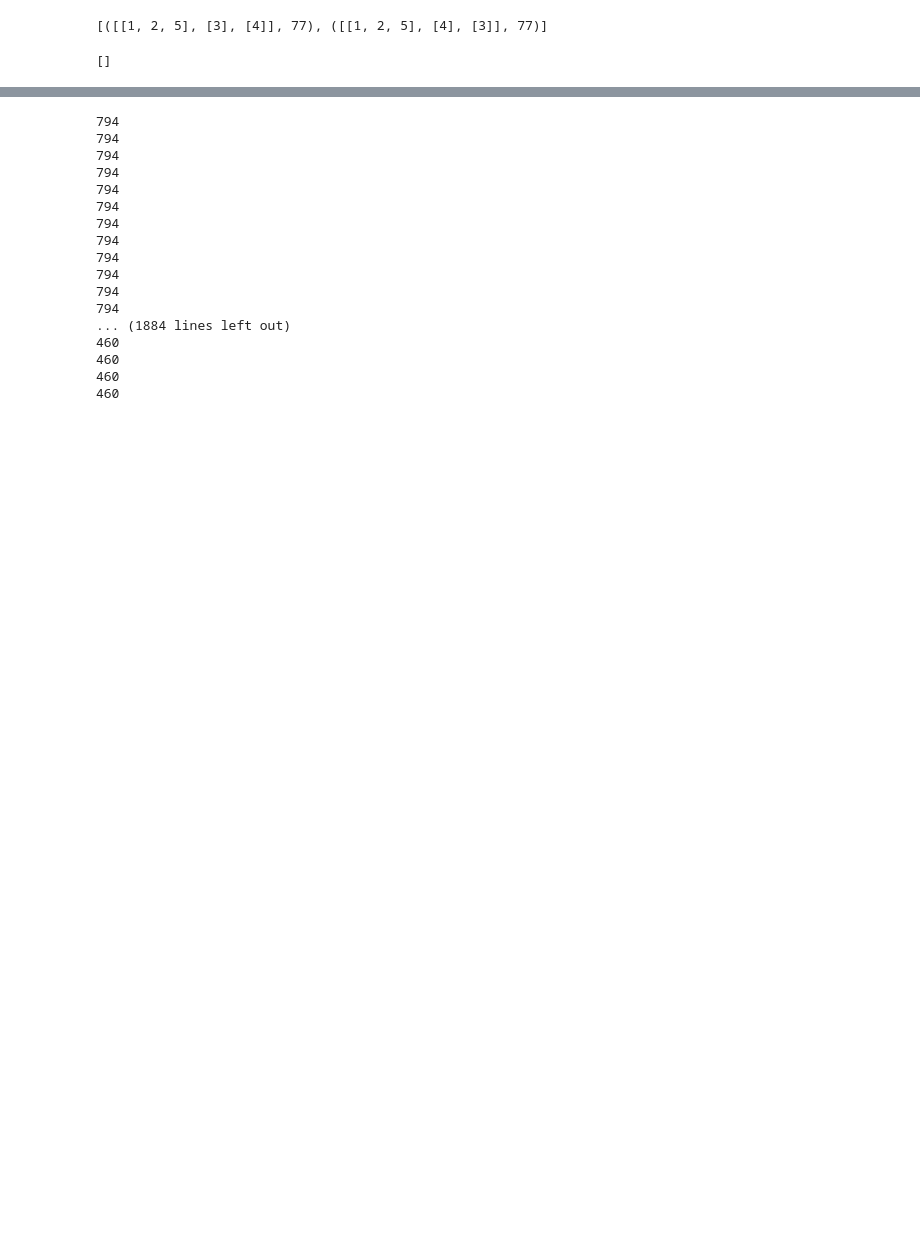
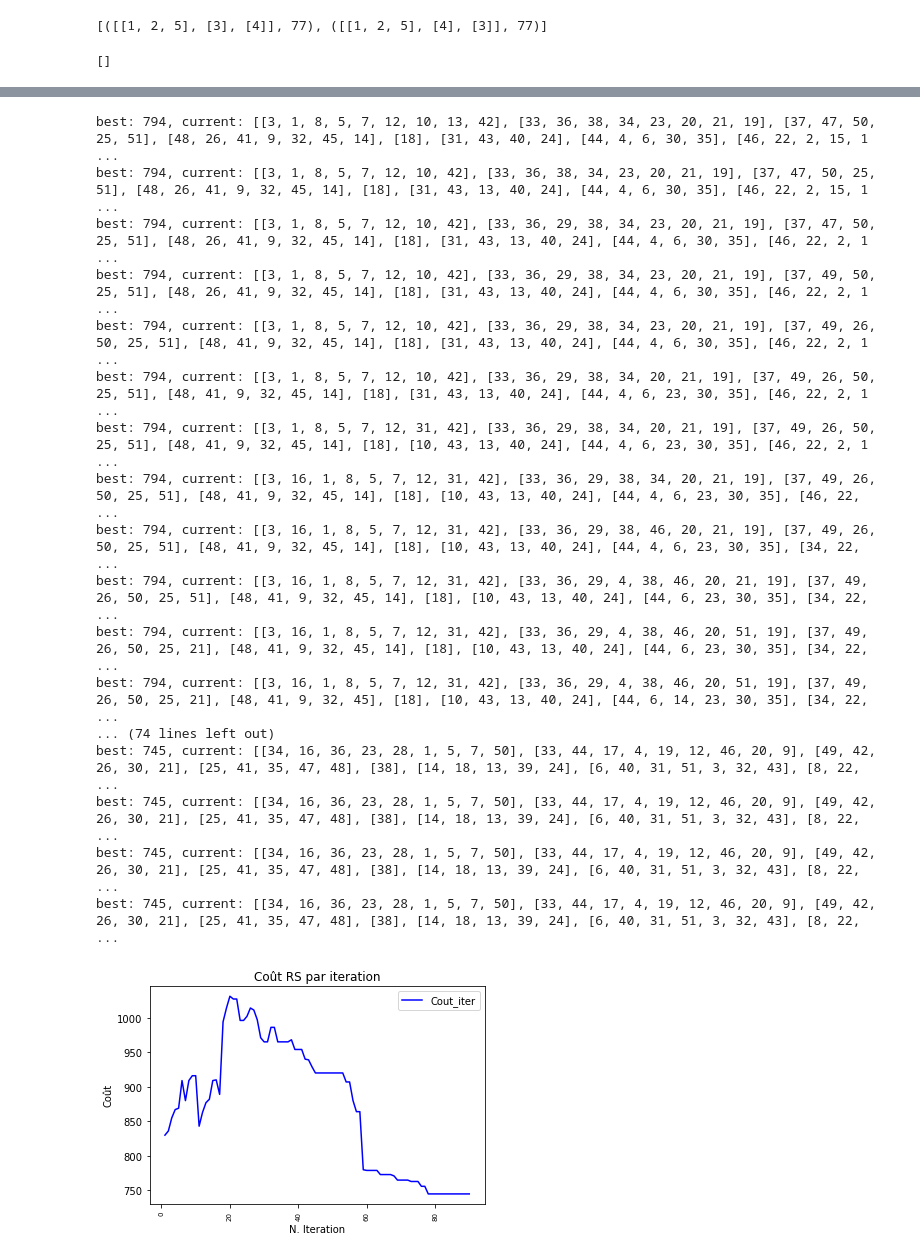
Before and after one commit to cedced19/ICO-fil-rouge, a Jupyter notebook: recuit/first-try-with-capacities.ipynb, the cells around one changed output, grey strips where cells are left out. Cells and saved outputs as stored; diff of their text form; code cells hidden in the pictures; blank space fills up the shorter version.

```diff
--- a/recuit/first-try-with-capacities.ipynb
+++ b/recuit/first-try-with-capacities.ipynb
@@ -495,23 +556,24 @@ recuit(sol_example, matrice_example2, 5, 2000, 0.2, 100, capacities_example, max
 # %%
 sol_example = [[3, 1, 8, 5, 7, 12, 10, 13, 42], [33, 36, 38, 34, 23, 20, 21, 19], [37, 47, 50, 25, 51], [48, 26, 41, 32, 45, 14], [18], [31, 43, 9, 40, 24], [44, 4, 6, 30, 35], [46, 22, 2, 15, 11, 49, 16, 17, 39, 28, 29, 27]]
 capacities_example = [3]*51
 max_capacity = 100
-recuit(sol_example, matrice_example2, 5, 2000, 0.2, 100, capacities_example, max_capacity)
+recuit(sol_example, matrice_example2, 5, 2000, 0.2, 10, capacities_example, max_capacity)
 # %% [output]
-794
-794
-794
-794
-794
-794
-794
-794
-794
-794
-794
-794
-... (1884 lines left out)
-460
-460
-460
-460
+best: 794, current: [[3, 1, 8, 5, 7, 12, 10, 13, 42], [33, 36, 38, 34, 23, 20, 21, 19], [37, 47, 50, 25, 51], [48, 26, 41, 9, 32, 45, 14], [18], [31, 43, 40, 24], [44, 4, 6, 30, 35], [46, 22, 2, 15, 1 ...
+best: 794, current: [[3, 1, 8, 5, 7, 12, 10, 42], [33, 36, 38, 34, 23, 20, 21, 19], [37, 47, 50, 25, 51], [48, 26, 41, 9, 32, 45, 14], [18], [31, 43, 13, 40, 24], [44, 4, 6, 30, 35], [46, 22, 2, 15, 1 ...
+best: 794, current: [[3, 1, 8, 5, 7, 12, 10, 42], [33, 36, 29, 38, 34, 23, 20, 21, 19], [37, 47, 50, 25, 51], [48, 26, 41, 9, 32, 45, 14], [18], [31, 43, 13, 40, 24], [44, 4, 6, 30, 35], [46, 22, 2, 1 ...
+best: 794, current: [[3, 1, 8, 5, 7, 12, 10, 42], [33, 36, 29, 38, 34, 23, 20, 21, 19], [37, 49, 50, 25, 51], [48, 26, 41, 9, 32, 45, 14], [18], [31, 43, 13, 40, 24], [44, 4, 6, 30, 35], [46, 22, 2, 1 ...
+best: 794, current: [[3, 1, 8, 5, 7, 12, 10, 42], [33, 36, 29, 38, 34, 23, 20, 21, 19], [37, 49, 26, 50, 25, 51], [48, 41, 9, 32, 45, 14], [18], [31, 43, 13, 40, 24], [44, 4, 6, 30, 35], [46, 22, 2, 1 ...
+best: 794, current: [[3, 1, 8, 5, 7, 12, 10, 42], [33, 36, 29, 38, 34, 20, 21, 19], [37, 49, 26, 50, 25, 51], [48, 41, 9, 32, 45, 14], [18], [31, 43, 13, 40, 24], [44, 4, 6, 23, 30, 35], [46, 22, 2, 1 ...
+best: 794, current: [[3, 1, 8, 5, 7, 12, 31, 42], [33, 36, 29, 38, 34, 20, 21, 19], [37, 49, 26, 50, 25, 51], [48, 41, 9, 32, 45, 14], [18], [10, 43, 13, 40, 24], [44, 4, 6, 23, 30, 35], [46, 22, 2, 1 ...
+best: 794, current: [[3, 16, 1, 8, 5, 7, 12, 31, 42], [33, 36, 29, 38, 34, 20, 21, 19], [37, 49, 26, 50, 25, 51], [48, 41, 9, 32, 45, 14], [18], [10, 43, 13, 40, 24], [44, 4, 6, 23, 30, 35], [46, 22,  ...
+best: 794, current: [[3, 16, 1, 8, 5, 7, 12, 31, 42], [33, 36, 29, 38, 46, 20, 21, 19], [37, 49, 26, 50, 25, 51], [48, 41, 9, 32, 45, 14], [18], [10, 43, 13, 40, 24], [44, 4, 6, 23, 30, 35], [34, 22,  ...
+best: 794, current: [[3, 16, 1, 8, 5, 7, 12, 31, 42], [33, 36, 29, 4, 38, 46, 20, 21, 19], [37, 49, 26, 50, 25, 51], [48, 41, 9, 32, 45, 14], [18], [10, 43, 13, 40, 24], [44, 6, 23, 30, 35], [34, 22,  ...
+best: 794, current: [[3, 16, 1, 8, 5, 7, 12, 31, 42], [33, 36, 29, 4, 38, 46, 20, 51, 19], [37, 49, 26, 50, 25, 21], [48, 41, 9, 32, 45, 14], [18], [10, 43, 13, 40, 24], [44, 6, 23, 30, 35], [34, 22,  ...
+best: 794, current: [[3, 16, 1, 8, 5, 7, 12, 31, 42], [33, 36, 29, 4, 38, 46, 20, 51, 19], [37, 49, 26, 50, 25, 21], [48, 41, 9, 32, 45], [18], [10, 43, 13, 40, 24], [44, 6, 14, 23, 30, 35], [34, 22,  ...
+... (74 lines left out)
+best: 745, current: [[34, 16, 36, 23, 28, 1, 5, 7, 50], [33, 44, 17, 4, 19, 12, 46, 20, 9], [49, 42, 26, 30, 21], [25, 41, 35, 47, 48], [38], [14, 18, 13, 39, 24], [6, 40, 31, 51, 3, 32, 43], [8, 22,  ...
+best: 745, current: [[34, 16, 36, 23, 28, 1, 5, 7, 50], [33, 44, 17, 4, 19, 12, 46, 20, 9], [49, 42, 26, 30, 21], [25, 41, 35, 47, 48], [38], [14, 18, 13, 39, 24], [6, 40, 31, 51, 3, 32, 43], [8, 22,  ...
+best: 745, current: [[34, 16, 36, 23, 28, 1, 5, 7, 50], [33, 44, 17, 4, 19, 12, 46, 20, 9], [49, 42, 26, 30, 21], [25, 41, 35, 47, 48], [38], [14, 18, 13, 39, 24], [6, 40, 31, 51, 3, 32, 43], [8, 22,  ...
+best: 745, current: [[34, 16, 36, 23, 28, 1, 5, 7, 50], [33, 44, 17, 4, 19, 12, 46, 20, 9], [49, 42, 26, 30, 21], [25, 41, 35, 47, 48], [38], [14, 18, 13, 39, 24], [6, 40, 31, 51, 3, 32, 43], [8, 22,  ...
+[figure, added]
```
Also changed, not shown: parts of 6 cells of this notebook, 2 other files.
